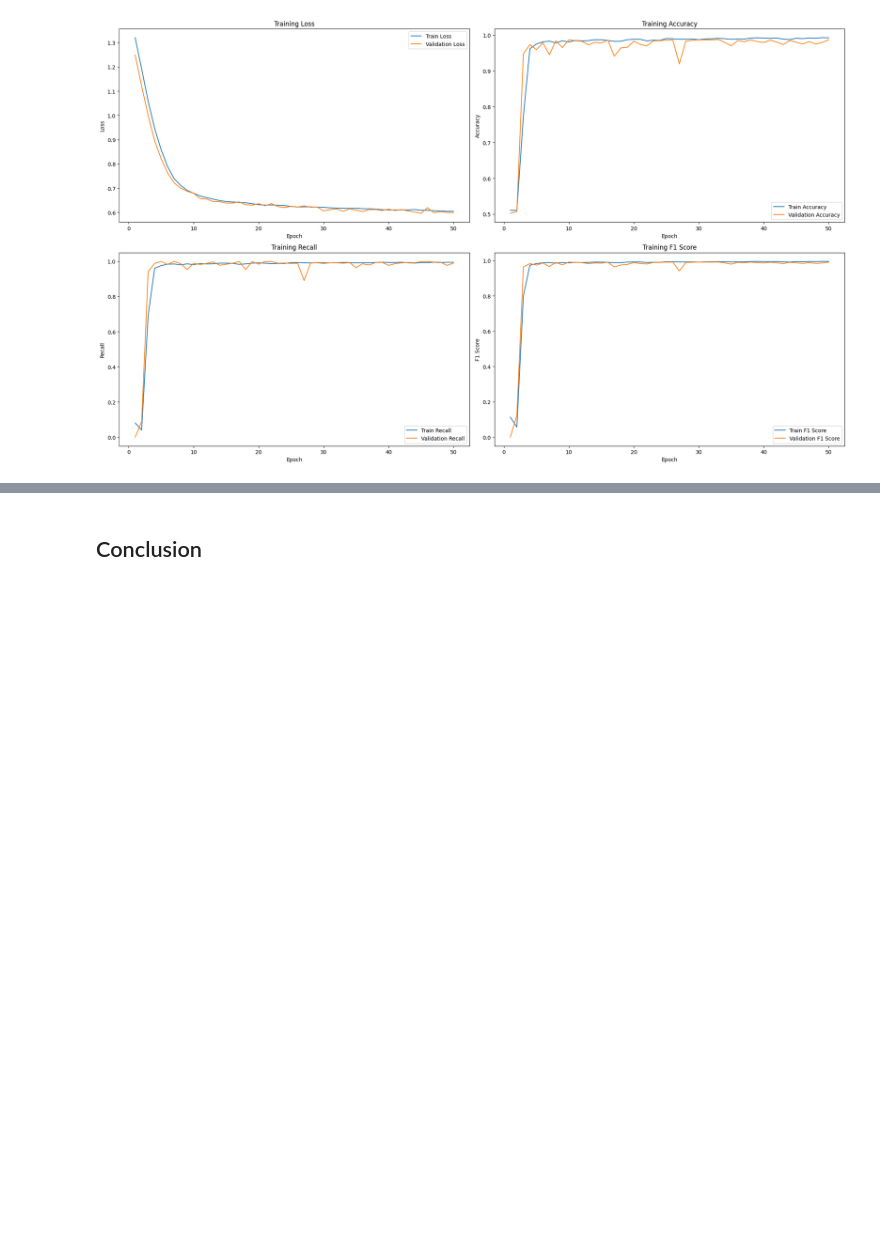
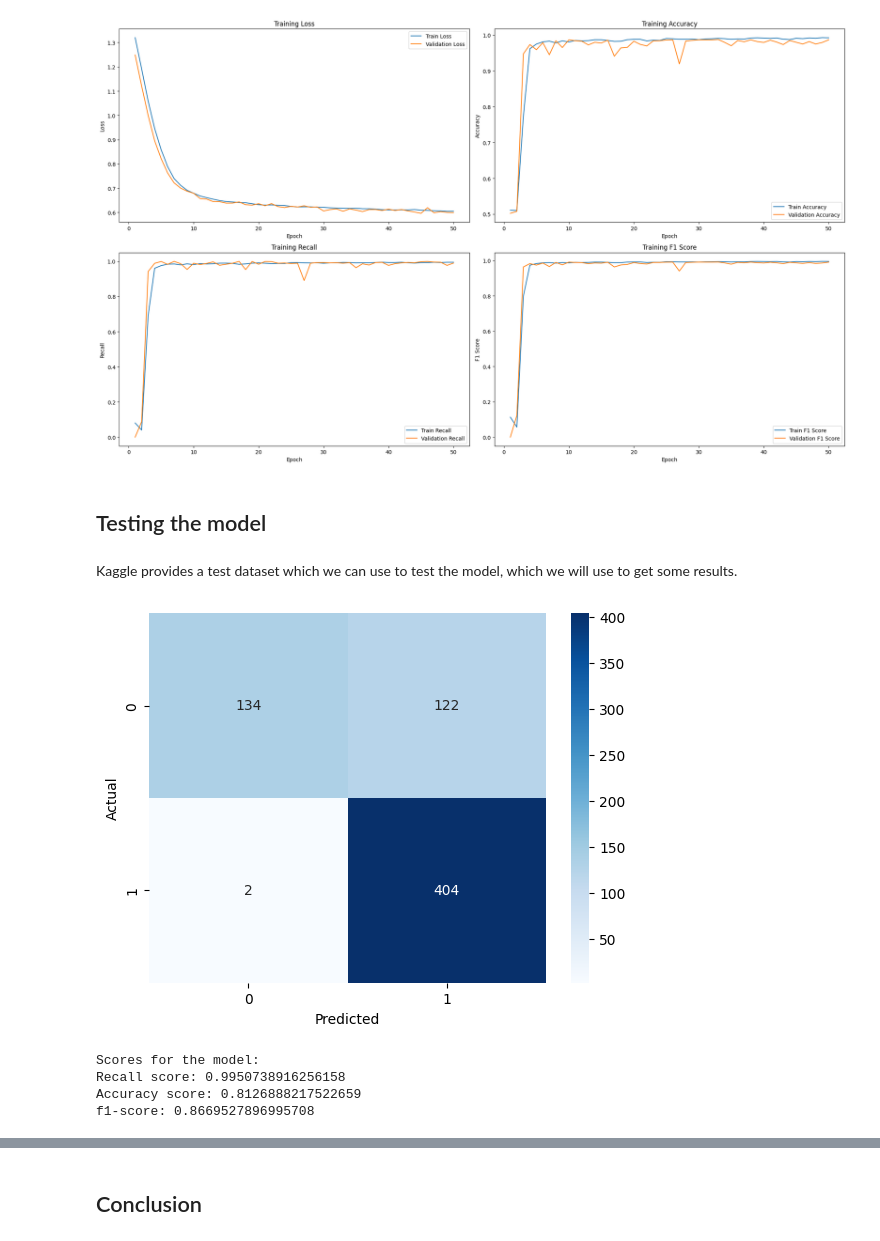
Before and after one commit to alexbondino/x-ray-image-classifier, a Jupyter notebook: x-ray.ipynb, the cells around one changed output, grey strips where cells are left out. Drawn from its saved outputs; the diff is of its cells as text; code cells hidden in the pictures; blank space fills up the shorter version.

```diff
--- a/x-ray.ipynb
+++ b/x-ray.ipynb
@@ -482,3 +482,51 @@ Finished Training
 plot_metrics(num_epochs, model_train)
 # %% [output]
 [figure]
+# %% [markdown]
+## Testing the model
+# %% [markdown]
+Kaggle provides a test dataset which we can use to test the model, which we will use to get some results.
+# %%
+model = torch.load("./x_ray_net.pth")
+model.eval()
+running_test_loss = 0
+total_test_labels = []
+total_test_predictions = []
+
+with torch.no_grad():
+    for test_data in test_loader:
+        test_inputs, test_labels = test_data
+        test_labels = test_labels.view(-1, 1).float()
+        test_outputs = model(test_inputs)
+
+        l1_reg_test = torch.tensor(0.0)
+        for param in model.parameters():
+            l1_reg_test += torch.norm(param, p=1)
+
+        test_loss = criterion(test_outputs, test_labels)
+        test_loss += l1_lambda * l1_reg_test
+
+        running_test_loss += test_loss.item()
+
+        test_predictions = (test_outputs > threshold).float()
+        total_test_labels.extend(test_labels.cpu().numpy())
+        total_test_predictions.extend(test_predictions.cpu().numpy())
+
+confusion = confusion_matrix(total_test_labels, total_test_predictions)
+# %%
+sns.heatmap(confusion, annot=True, fmt='d', cmap='Blues')
+plt.xlabel('Predicted')
+plt.ylabel('Actual')
+plt.show()
+# %% [output]
+[figure, added]
+# %%
+print('Scores for the model:')
+print(f'Recall score: {recall_score(total_test_labels, total_test_predictions)}')
+print(f'Accuracy score: {accuracy_score(total_test_labels, total_test_predictions)}')
+print(f'f1-score: {f1_score(total_test_labels, total_test_predictions)}')
+# %% [output]
+Scores for the model:
+Recall score: 0.9950738916256158
+Accuracy score: 0.8126888217522659
+f1-score: 0.8669527896995708
```
Also changed, not shown: parts of 3 cells of this notebook.
